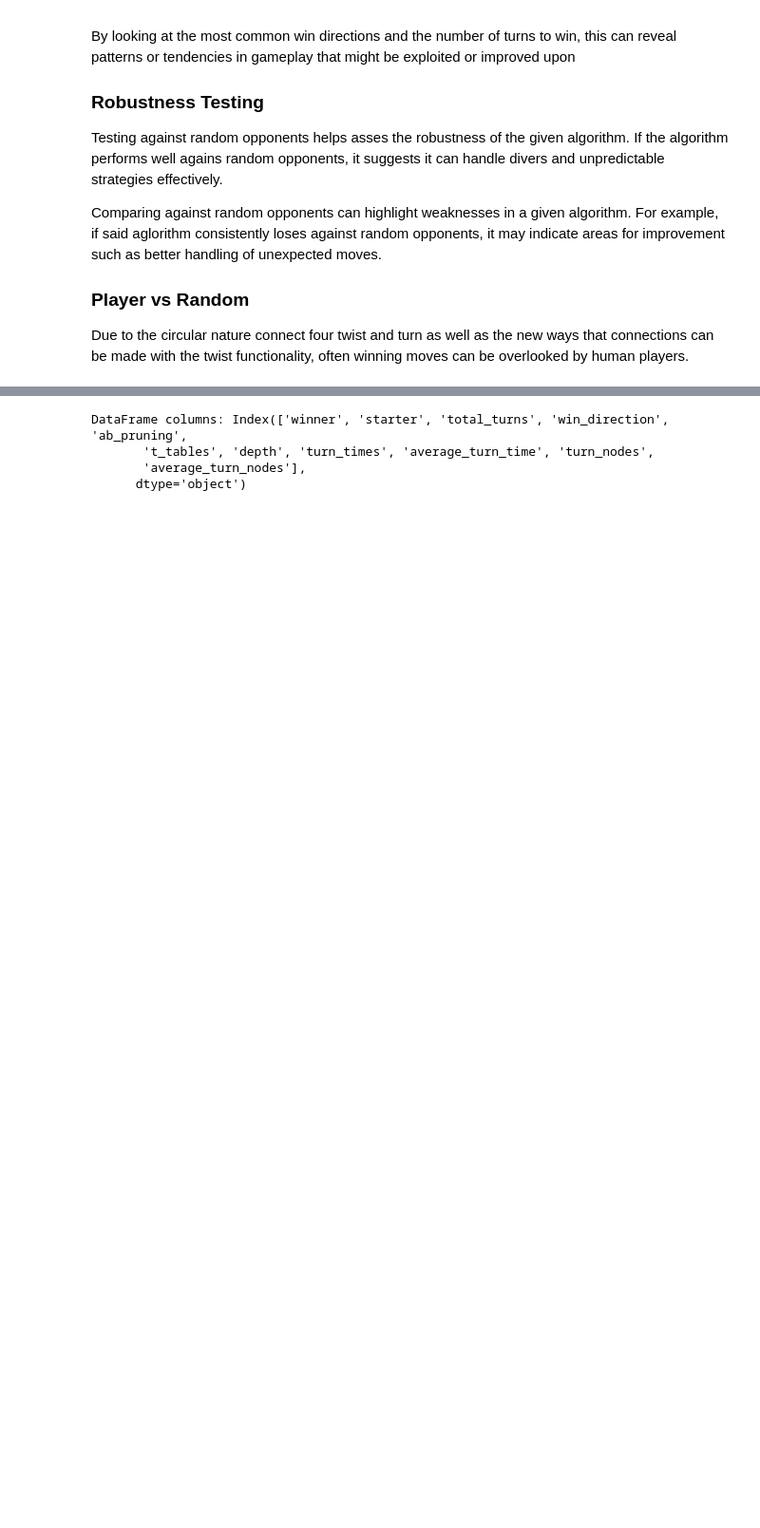
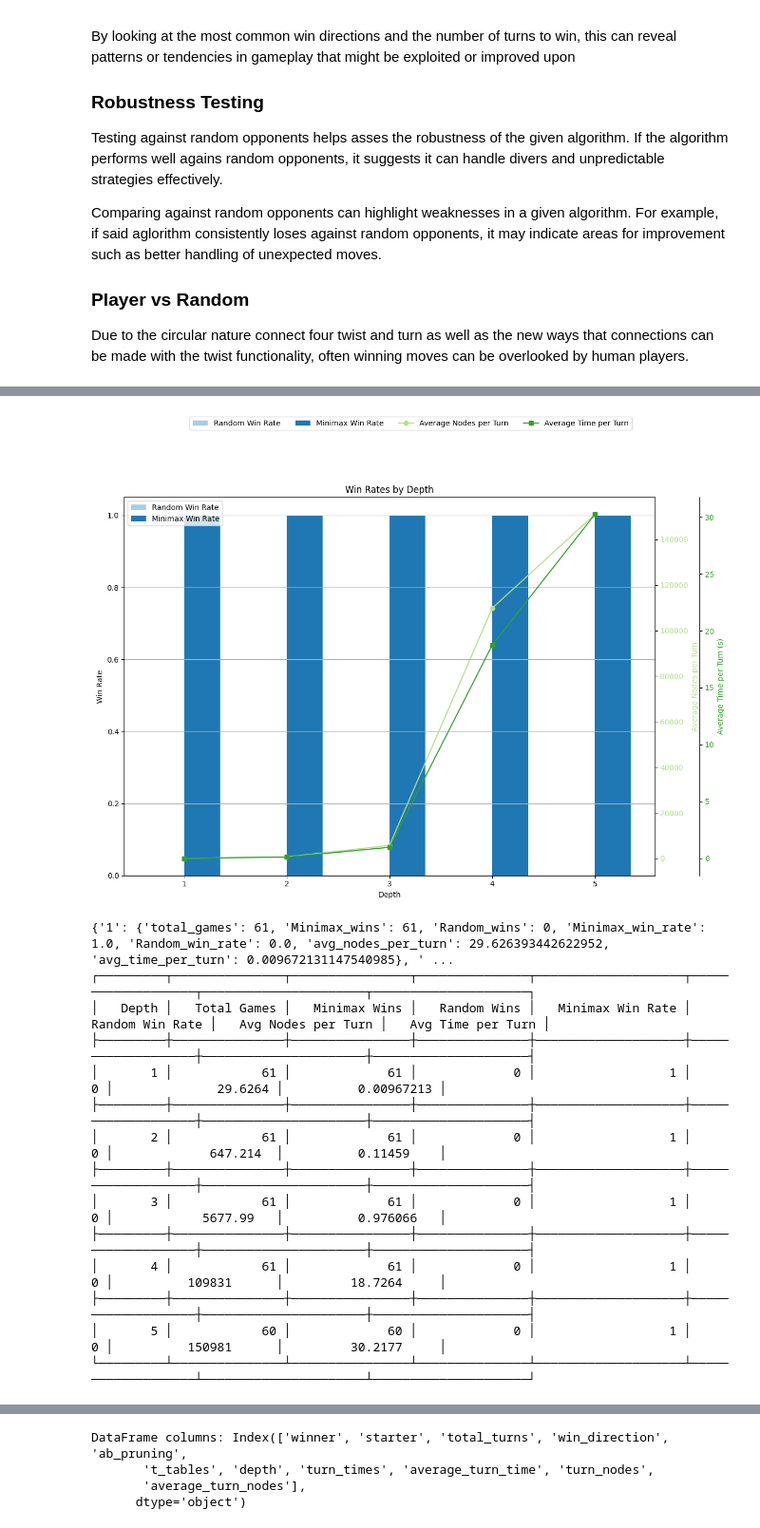
Before and after one commit to J-Krajewski/connect-four-twist, a Jupyter notebook: evaluate_results.ipynb, the cells around one changed output, grey strips where cells are left out. Shown at 95% size. Drawn from its saved outputs; the diff is of its cells as text; code cells hidden in the pictures; blank space fills up the shorter version.

```diff
--- a/evaluate_results.ipynb
+++ b/evaluate_results.ipynb
@@ -202,3 +395,26 @@ preview_file(minimax_vs_random)
+# %%
+minimax_vs_random_data = calculate_win_rates(minimax_vs_random, "Minimax", "Random")
+plot_win_rates(minimax_vs_random_data, "Minimax", "Random")
+
+print(minimax_vs_random_data)
+
+format_data_as_table(minimax_vs_random_data, "Minimax", "Random")
+# %% [output]
+[figure, added]
+{'1': {'total_games': 61, 'Minimax_wins': 61, 'Random_wins': 0, 'Minimax_win_rate': 1.0, 'Random_win_rate': 0.0, 'avg_nodes_per_turn': 29.626393442622952, 'avg_time_per_turn': 0.009672131147540985}, ' ...
+┌─────────┬───────────────┬────────────────┬───────────────┬────────────────────┬───────────────────┬──────────────────────┬─────────────────────┐
+│   Depth │   Total Games │   Minimax Wins │   Random Wins │   Minimax Win Rate │   Random Win Rate │   Avg Nodes per Turn │   Avg Time per Turn │
+├─────────┼───────────────┼────────────────┼───────────────┼────────────────────┼───────────────────┼──────────────────────┼─────────────────────┤
+│       1 │            61 │             61 │             0 │                  1 │                 0 │              29.6264 │          0.00967213 │
+├─────────┼───────────────┼────────────────┼───────────────┼────────────────────┼───────────────────┼──────────────────────┼─────────────────────┤
+│       2 │            61 │             61 │             0 │                  1 │                 0 │             647.214  │          0.11459    │
+├─────────┼───────────────┼────────────────┼───────────────┼────────────────────┼───────────────────┼──────────────────────┼─────────────────────┤
+│       3 │            61 │             61 │             0 │                  1 │                 0 │            5677.99   │          0.976066   │
+├─────────┼───────────────┼────────────────┼───────────────┼────────────────────┼───────────────────┼──────────────────────┼─────────────────────┤
+│       4 │            61 │             61 │             0 │                  1 │                 0 │          109831      │         18.7264     │
+├─────────┼───────────────┼────────────────┼───────────────┼────────────────────┼───────────────────┼──────────────────────┼─────────────────────┤
+│       5 │            60 │             60 │             0 │                  1 │                 0 │          150981      │         30.2177     │
+└─────────┴───────────────┴────────────────┴───────────────┴────────────────────┴───────────────────┴──────────────────────┴─────────────────────┘
 # %%
 group_and_plot_by_depth_cobf(minimax_vs_random, 'turn_times')
 # %% [output]
```
Also changed, not shown: parts of 19 cells of this notebook, 17 other files.
